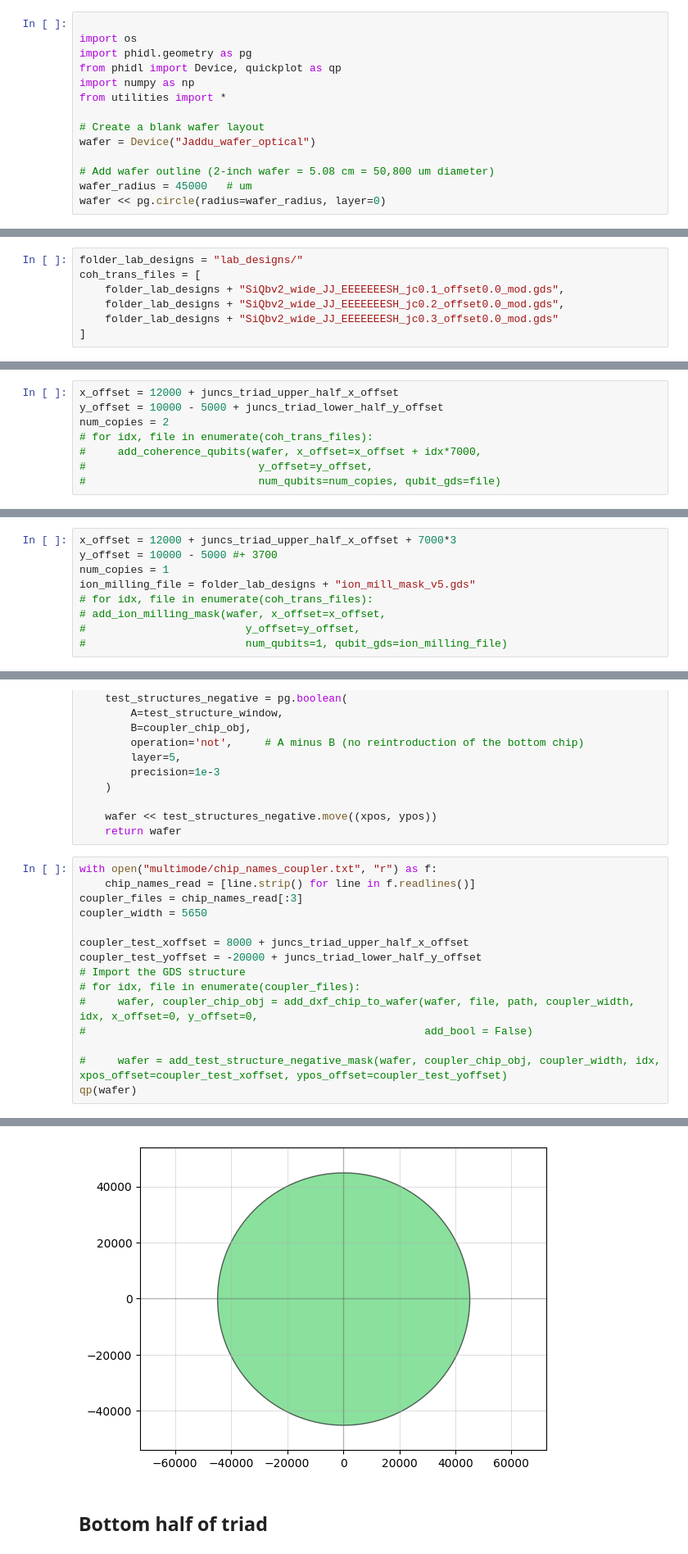
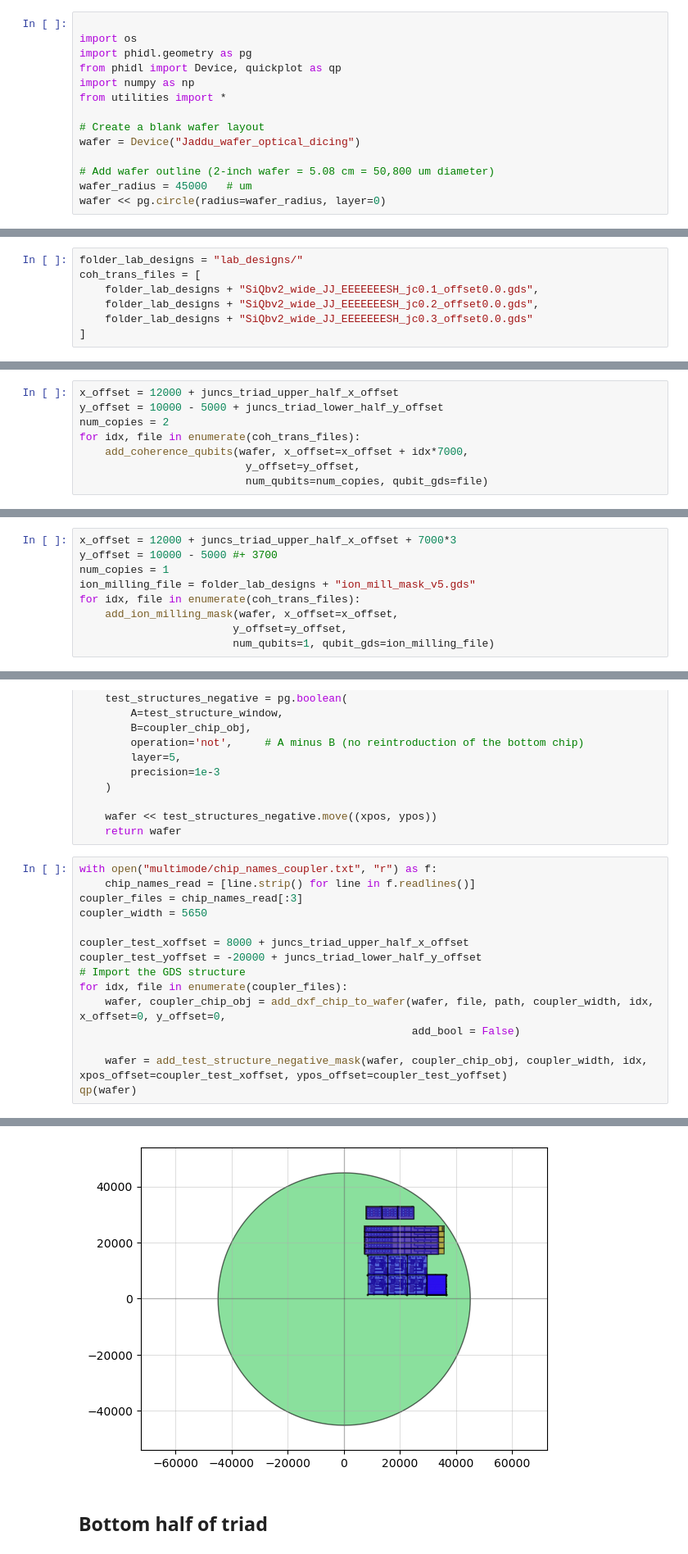
Before and after one commit to SchusterLab/multimode_sims, a Jupyter notebook: Design/fab/LMM3_Jaddu/mm_wafer_jaddu.ipynb, the cells around one changed output, grey strips where cells are left out. Shown at 82% size. Drawn from its saved outputs; the diff is of its cells as text.

Commit message:
jaddu/dravid as of 10/26

```diff
--- a/Design/fab/LMM3_Jaddu/mm_wafer_jaddu.ipynb
+++ b/Design/fab/LMM3_Jaddu/mm_wafer_jaddu.ipynb
@@ -9,7 +9,7 @@ import numpy as np
 from utilities import *
 
 # Create a blank wafer layout
-wafer = Device("Jaddu_wafer_optical")
+wafer = Device("Jaddu_wafer_optical_dicing")
 
 # Add wafer outline (2-inch wafer = 5.08 cm = 50,800 um diameter)
 wafer_radius = 45000   # um
@@ -60,9 +65,9 @@ Ignoring fixed x limits to fulfill fixed data aspect with adjustable data limits
 # %%
 folder_lab_designs = "lab_designs/"
 coh_trans_files = [
-    folder_lab_designs + "SiQbv2_wide_JJ_EEEEEEESH_jc0.1_offset0.0_mod.gds",
-    folder_lab_designs + "SiQbv2_wide_JJ_EEEEEEESH_jc0.2_offset0.0_mod.gds",
-    folder_lab_designs + "SiQbv2_wide_JJ_EEEEEEESH_jc0.3_offset0.0_mod.gds"
+    folder_lab_designs + "SiQbv2_wide_JJ_EEEEEEESH_jc0.1_offset0.0.gds",
+    folder_lab_designs + "SiQbv2_wide_JJ_EEEEEEESH_jc0.2_offset0.0.gds",
+    folder_lab_designs + "SiQbv2_wide_JJ_EEEEEEESH_jc0.3_offset0.0.gds"
 ]
 # %%
 def add_coherence_qubits(
@@ -108,10 +113,10 @@ def add_coherence_qubits(
 x_offset = 12000 + juncs_triad_upper_half_x_offset
 y_offset = 10000 - 5000 + juncs_triad_lower_half_y_offset
 num_copies = 2
-# for idx, file in enumerate(coh_trans_files):
-#     add_coherence_qubits(wafer, x_offset=x_offset + idx*7000,
-#                           y_offset=y_offset,
-#                           num_qubits=num_copies, qubit_gds=file)
+for idx, file in enumerate(coh_trans_files):
+    add_coherence_qubits(wafer, x_offset=x_offset + idx*7000,
+                          y_offset=y_offset,
+                          num_qubits=num_copies, qubit_gds=file)
 # %%
 qp(wafer)
 # %% [output]
@@ -164,10 +169,10 @@ x_offset = 12000 + juncs_triad_upper_half_x_offset + 7000*3
 y_offset = 10000 - 5000 #+ 3700
 num_copies = 1
 ion_milling_file = folder_lab_designs + "ion_mill_mask_v5.gds"
-# for idx, file in enumerate(coh_trans_files):
-# add_ion_milling_mask(wafer, x_offset=x_offset,
-#                         y_offset=y_offset,
-#                         num_qubits=1, qubit_gds=ion_milling_file)
+for idx, file in enumerate(coh_trans_files):
+    add_ion_milling_mask(wafer, x_offset=x_offset,
+                        y_offset=y_offset,
+                        num_qubits=1, qubit_gds=ion_milling_file)
 # %%
 qp(wafer)
 # %% [output]
@@ -222,10 +227,10 @@ coupler_width = 5650
 coupler_test_xoffset = 8000 + juncs_triad_upper_half_x_offset
 coupler_test_yoffset = -20000 + juncs_triad_lower_half_y_offset
 # Import the GDS structure
-# for idx, file in enumerate(coupler_files):
-#     wafer, coupler_chip_obj = add_dxf_chip_to_wafer(wafer, file, path, coupler_width, idx, x_offset=0, y_offset=0,
-#                                                     add_bool = False)
+for idx, file in enumerate(coupler_files):
+    wafer, coupler_chip_obj = add_dxf_chip_to_wafer(wafer, file, path, coupler_width, idx, x_offset=0, y_offset=0,
+                                                    add_bool = False)
 
-#     wafer = add_test_structure_negative_mask(wafer, coupler_chip_obj, coupler_width, idx, xpos_offset=coupler_test_xoffset, ypos_offset=coupler_test_yoffset)
+    wafer = add_test_structure_negative_mask(wafer, coupler_chip_obj, coupler_width, idx, xpos_offset=coupler_test_xoffset, ypos_offset=coupler_test_yoffset)
 qp(wafer)
 # %% [output]
@@ -233,4 +241,4 @@ Ignoring fixed x limits to fulfill fixed data aspect with adjustable data limits
-[figure, old version]
+[figure, new version]
 # %% [markdown]
 ## Bottom half of triad
 # %%
```
Also changed, not shown: parts of 6 cells of this notebook, 20 other files.
